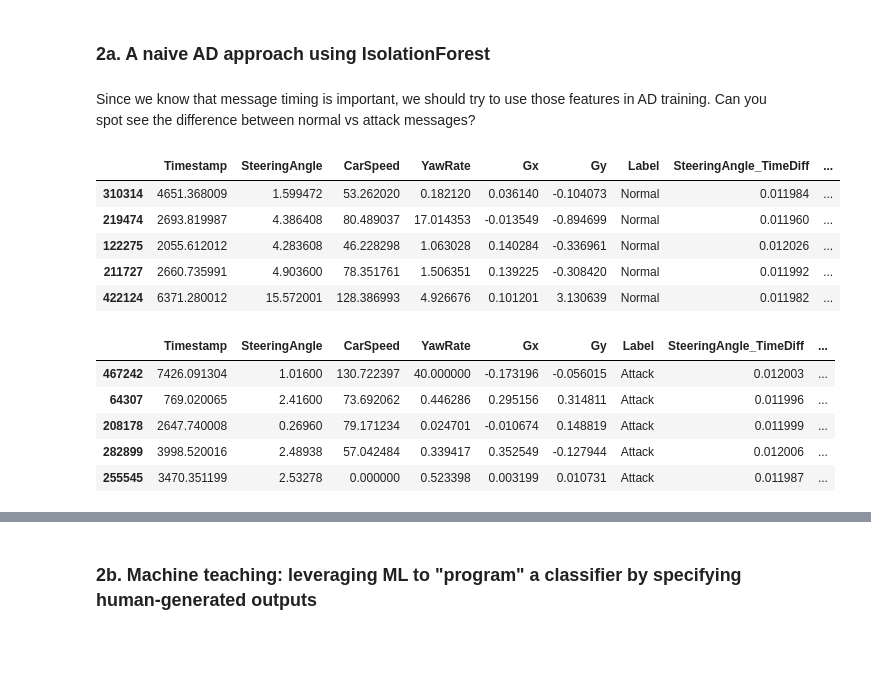
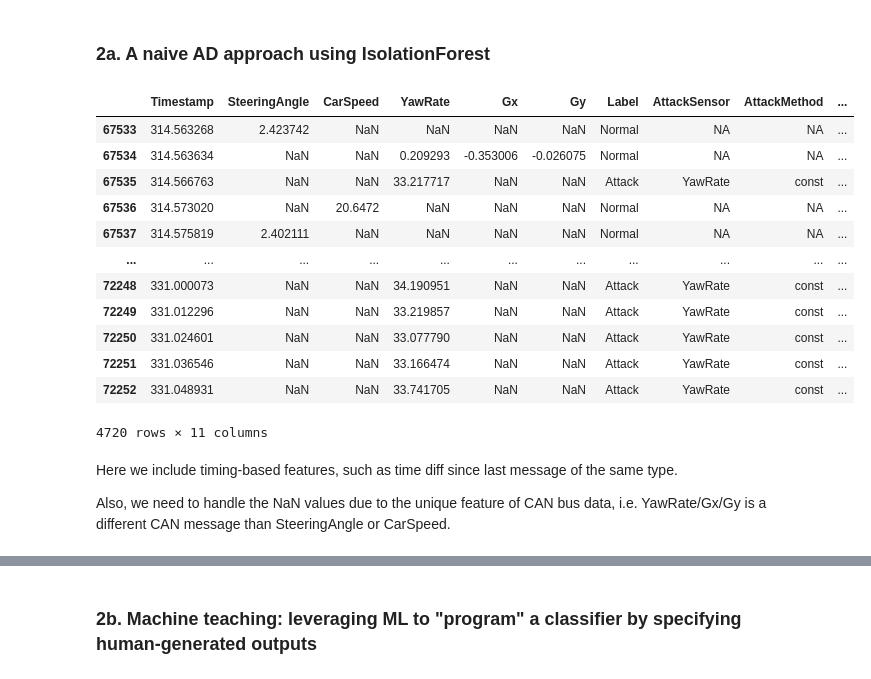
Before and after one commit to h1st-ai/h1st, a Jupyter notebook: examples/AutomotiveCybersecurity/notebooks/Monolithic AD & ML Approaches and Why They are Unsatisfactory.ipynb, the cells around one changed output, grey strips where cells are left out. Cells and saved outputs as stored; diff of their text form; code cells hidden in the pictures; blank space fills up the shorter version.

```diff
--- a/examples/AutomotiveCybersecurity/notebooks/Monolithic AD & ML Approaches and Why They are Unsatisfactory.ipynb
+++ b/examples/AutomotiveCybersecurity/notebooks/Monolithic AD & ML Approaches and Why They are Unsatisfactory.ipynb
@@ -8,4 +8,26 @@ In theory, AD approach isn't affected by the Cold Start problem as training data
 But will it work accurately enough? Let's try!
 # %% [markdown]
 ### 2a. A naive AD approach using IsolationForest
+# %%
+df_train = pd.read_parquet("s3://h1st-tutorial-autocyber/attack-samples/20181203_Driver1_Trip10-0.parquet")
+
+df_train[df_train.AttackEventIndex==1]
+# %% [output]
+|  | Timestamp | SteeringAngle | CarSpeed | YawRate | Gx | Gy | Label | AttackSensor | AttackMethod | ... |
+| 67533 | 314.563268 | 2.423742 | NaN | NaN | NaN | NaN | Normal | NA | NA | ... |
+| 67534 | 314.563634 | NaN | NaN | 0.209293 | -0.353006 | -0.026075 | Normal | NA | NA | ... |
+| 67535 | 314.566763 | NaN | NaN | 33.217717 | NaN | NaN | Attack | YawRate | const | ... |
+| 67536 | 314.573020 | NaN | 20.6472 | NaN | NaN | NaN | Normal | NA | NA | ... |
+| 67537 | 314.575819 | 2.402111 | NaN | NaN | NaN | NaN | Normal | NA | NA | ... |
+| ... | ... | ... | ... | ... | ... | ... | ... | ... | ... | ... |
+| 72248 | 331.000073 | NaN | NaN | 34.190951 | NaN | NaN | Attack | YawRate | const | ... |
+| 72249 | 331.012296 | NaN | NaN | 33.219857 | NaN | NaN | Attack | YawRate | const | ... |
+| 72250 | 331.024601 | NaN | NaN | 33.077790 | NaN | NaN | Attack | YawRate | const | ... |
+| 72251 | 331.036546 | NaN | NaN | 33.166474 | NaN | NaN | Attack | YawRate | const | ... |
+| 72252 | 331.048931 | NaN | NaN | 33.741705 | NaN | NaN | Attack | YawRate | const | ... |
+4720 rows × 11 columns
+# %% [markdown]
+Here we include timing-based features, such as time diff since last message of the same type.
+
+Also, we need to handle the NaN values due to the unique feature of CAN bus data, i.e. YawRate/Gx/Gy is a different CAN message than SteeringAngle or CarSpeed.
 # %%
@@ -30,25 +49,3 @@ df = compute_timediff_fillna(df)
-# %% [markdown]
-Since we know that message timing is important, we should try to use those features in AD training. Can you spot see the difference between normal vs attack messages?
-# %%
-df_normal = df[df.Label == 'Normal']
-df_normal.sample(5)
-# %% [output]
-|  | Timestamp | SteeringAngle | CarSpeed | YawRate | Gx | Gy | Label | SteeringAngle_TimeDiff | ... |
-| 310314 | 4651.368009 | 1.599472 | 53.262020 | 0.182120 | 0.036140 | -0.104073 | Normal | 0.011984 | ... |
-| 219474 | 2693.819987 | 4.386408 | 80.489037 | 17.014353 | -0.013549 | -0.894699 | Normal | 0.011960 | ... |
-| 122275 | 2055.612012 | 4.283608 | 46.228298 | 1.063028 | 0.140284 | -0.336961 | Normal | 0.012026 | ... |
-| 211727 | 2660.735991 | 4.903600 | 78.351761 | 1.506351 | 0.139225 | -0.308420 | Normal | 0.011992 | ... |
-| 422124 | 6371.280012 | 15.572001 | 128.386993 | 4.926676 | 0.101201 | 3.130639 | Normal | 0.011982 | ... |
-# %%
-df_attack = df[df.Label == 'Attack']
-df_attack.sample(5)
-# %% [output]
-|  | Timestamp | SteeringAngle | CarSpeed | YawRate | Gx | Gy | Label | SteeringAngle_TimeDiff | ... |
-| 467242 | 7426.091304 | 1.01600 | 130.722397 | 40.000000 | -0.173196 | -0.056015 | Attack | 0.012003 | ... |
-| 64307 | 769.020065 | 2.41600 | 73.692062 | 0.446286 | 0.295156 | 0.314811 | Attack | 0.011996 | ... |
-| 208178 | 2647.740008 | 0.26960 | 79.171234 | 0.024701 | -0.010674 | 0.148819 | Attack | 0.011999 | ... |
-| 282899 | 3998.520016 | 2.48938 | 57.042484 | 0.339417 | 0.352549 | -0.127944 | Attack | 0.012006 | ... |
-| 255545 | 3470.351199 | 2.53278 | 0.000000 | 0.523398 | 0.003199 | 0.010731 | Attack | 0.011987 | ... |
 # %%
 from sklearn.ensemble import IsolationForest
 import sklearn.metrics
```
Also changed, not shown: parts of 16 cells of this notebook, 4 other files.
